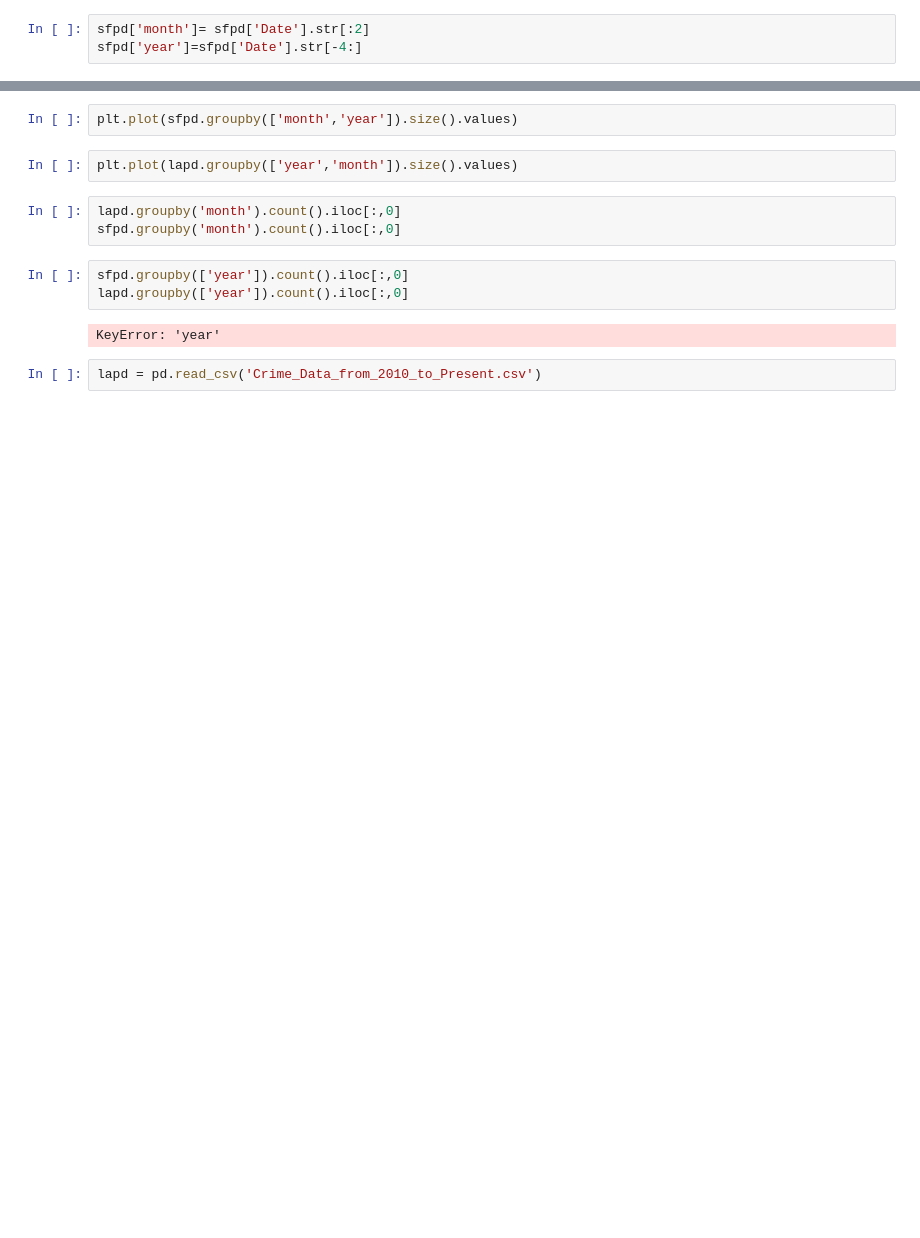
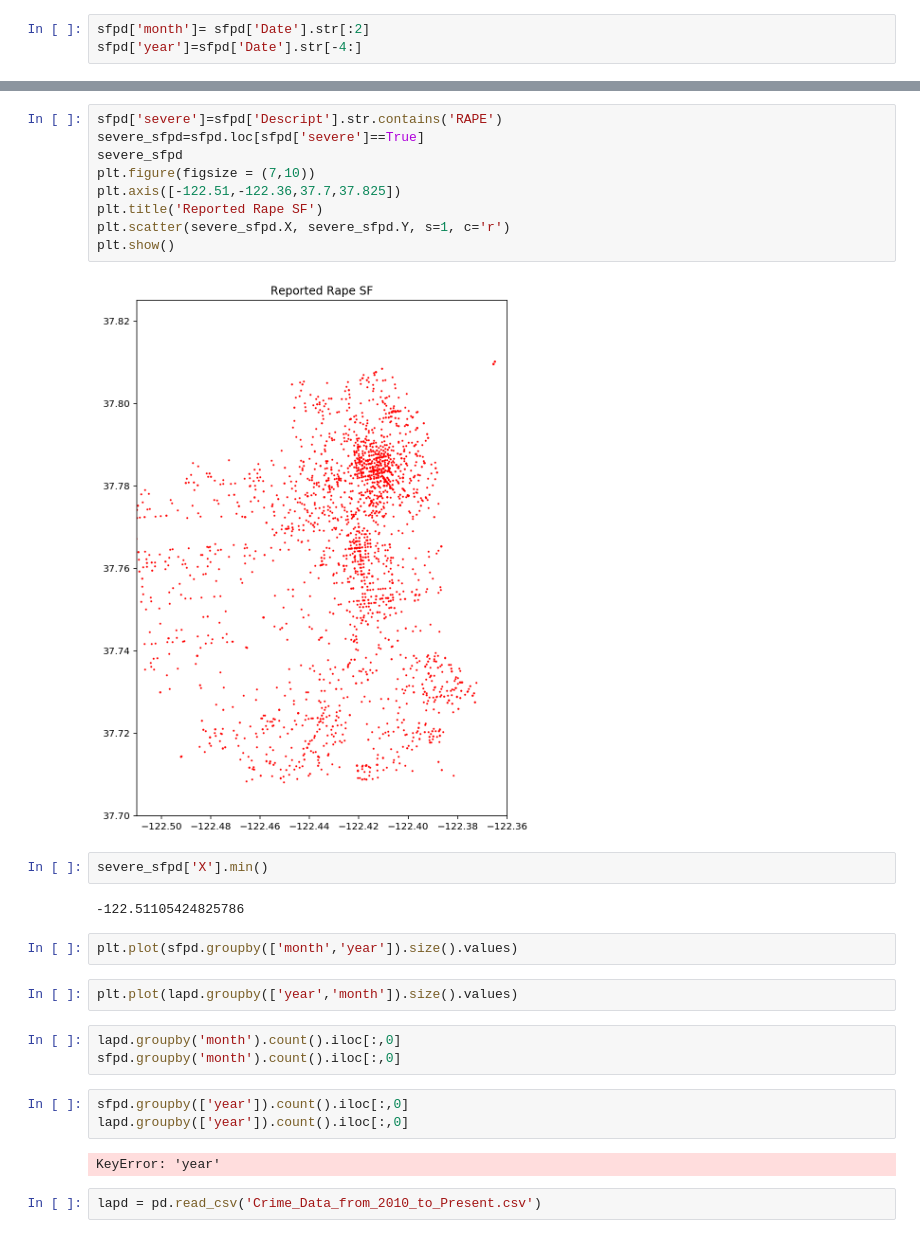
Before and after one commit to cho244/PoliceReports, a Jupyter notebook: testing.ipynb, the cells around one changed output, grey strips where cells are left out. Saved outputs shown, nothing was run; the diff lists cells and outputs as text; blank space fills up the shorter version.

```diff
--- a/testing.ipynb
+++ b/testing.ipynb
@@ -69,3 +82,18 @@ plt.plot(sfpd.groupby(['month','year']).size().values)
+# %%
+sfpd['severe']=sfpd['Descript'].str.contains('RAPE')
+severe_sfpd=sfpd.loc[sfpd['severe']==True]
+severe_sfpd
+plt.figure(figsize = (7,10))
+plt.axis([-122.51,-122.36,37.7,37.825])
+plt.title('Reported Rape SF')
+plt.scatter(severe_sfpd.X, severe_sfpd.Y, s=1, c='r')
+plt.show()
+# %% [output]
+[figure, added]
+# %%
+severe_sfpd['X'].min()
+# %% [output]
+-122.51105424825786
 # %%
 plt.plot(sfpd.groupby(['month','year']).size().values)
 # %%
```
Also changed, not shown: parts of 13 cells of this notebook, 1 other file.
